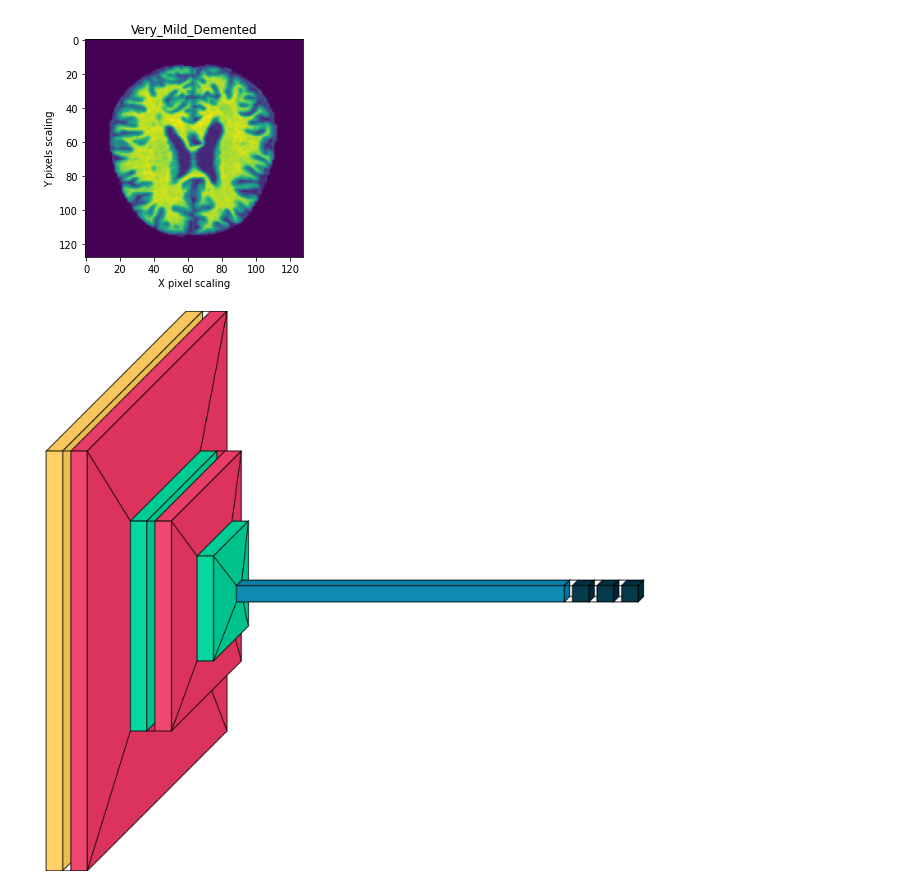
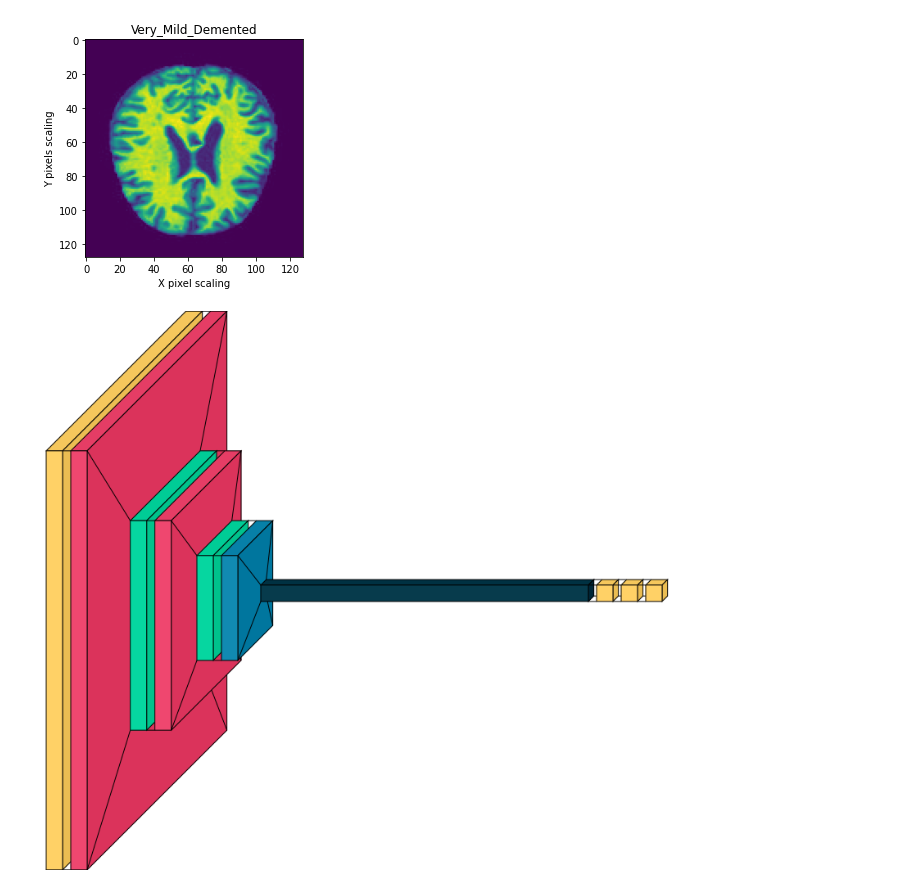
Before and after one commit to KamenDamov/Alzheimer_classification, a Jupyter notebook: model.ipynb, the cells around one changed output. Drawn from its saved outputs; the diff is of its cells as text; code cells hidden in the pictures.

```diff
--- a/model.ipynb
+++ b/model.ipynb
@@ -95,23 +98,24 @@ plt.show()
 [figure]
 [figure]
 # %%
-#LeNet-5 CNN Architecture
+#LeNet-5 CNN Architecture Modified (MaxPool and Dropout 25%)
 model = keras.Sequential()
 model.add(Rescaling(1./255, input_shape=(128, 128, 3)))
 model.add(layers.Conv2D(filters=16, kernel_size=(3, 3), padding='same', activation = 'relu', input_shape = (128, 128, 3), kernel_initializer="he_normal"))
-model.add(layers.AveragePooling2D())
+model.add(layers.MaxPooling2D())
 model.add(layers.Conv2D(filters=32, kernel_size=(3, 3), padding='same', activation = 'relu', input_shape = (128, 128, 3), kernel_initializer="he_normal"))
-model.add(layers.AveragePooling2D())
+model.add(layers.MaxPooling2D())
 
+model.add(Dropout(0.25))
 model.add(layers.Flatten())
 model.add(layers.Dense(units = 128, activation = 'relu', kernel_initializer="he_normal"))
 model.add(layers.Dense(units = 64, activation = 'relu'))
 model.add(layers.Dense(units = 4, activation = 'softmax'))
 
 model.compile(optimizer='adam', loss='sparse_categorical_crossentropy', metrics = ['accuracy'])
 visualkeras.layered_view(model)
 # %% [output]
-[figure, old version]
+[figure, new version]
 # %%
 hist = model.fit(train, epochs = 50, validation_data = val)
 # %% [output]
```
Also changed, not shown: parts of 17 cells of this notebook, 3 other files.
